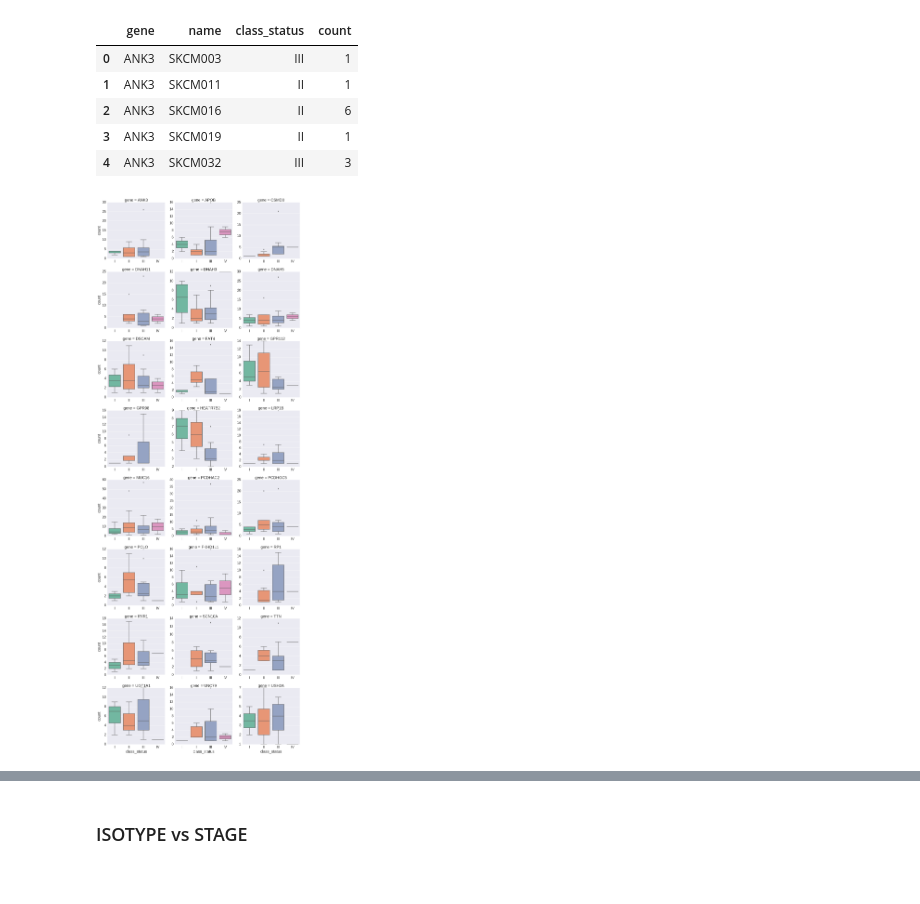
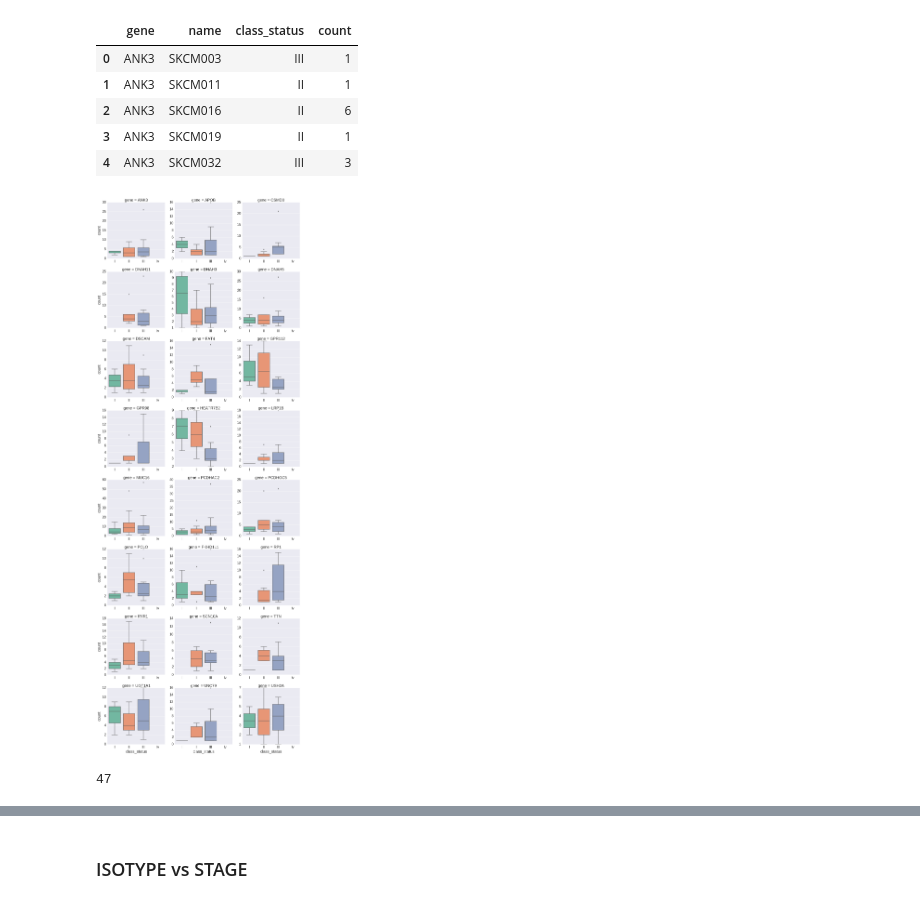
Before and after one commit to antigenomics/til-tcr-analysis, a Jupyter notebook: melanoma_2017/DecisionTree/13.04.17-18.04.17.ipynb, the cells around one changed output, grey strips where cells are left out. Drawn from its saved outputs; the diff is of its cells as text; code cells hidden in the pictures.

```diff
--- a/melanoma_2017/DecisionTree/13.04.17-18.04.17.ipynb
+++ b/melanoma_2017/DecisionTree/13.04.17-18.04.17.ipynb
@@ -467,9 +479,9 @@ topgenes_pd_summ[0:5]
 # %%
 #
 grid8 = sns.FacetGrid(topgenes_pd_summ, col="gene", col_wrap=3, size=5, margin_titles=True, sharex=False, sharey=False)
-grid8.map(sns.boxplot, "class_status", "count", order=order2, palette='Set2')
+grid8.map(sns.boxplot, "class_status", "count", order=order, palette='Set2')
 grid8.fig.tight_layout(w_pad=3)
 grid8.fig.subplots_adjust()
 plt.tight_layout()
 # %% [output]
-[figure, old version]
+[figure, new version]
@@ -477,0 +488,5 @@ plt.tight_layout()
+# %%
+#HLA types number
+len(set([y for z in [x.replace("'", "").split(",") for x in zl_7['hla'].tolist()] for y in z]))
+# %% [output]
+47
```
Also changed, not shown: parts of 25 cells of this notebook.
